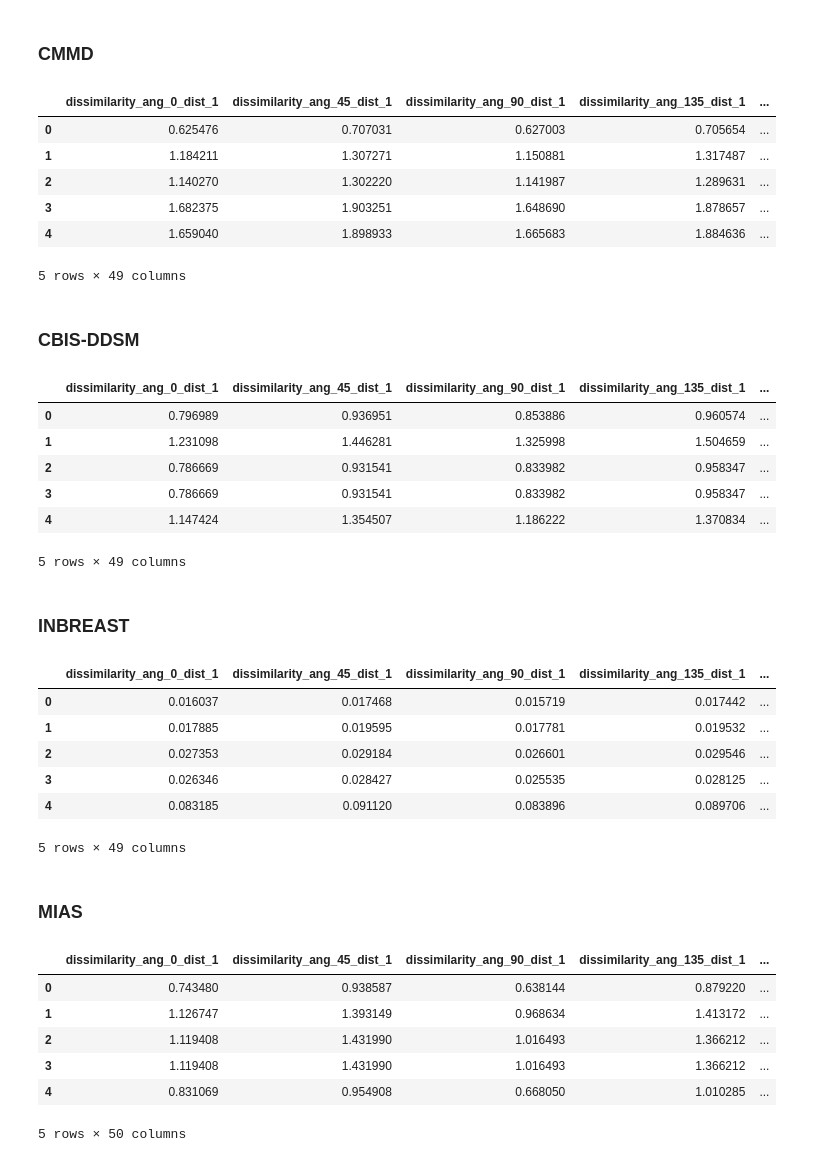
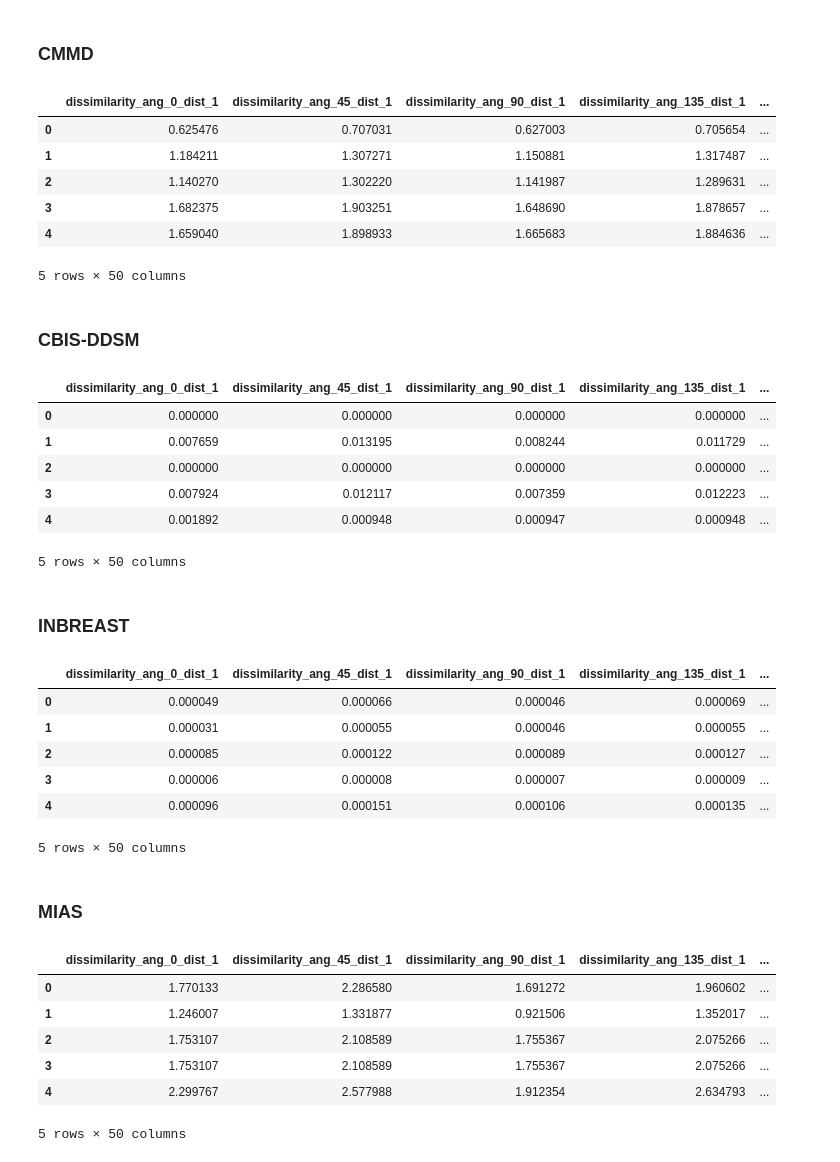
Before and after one commit to matheusssilva991/Radiomica, a Jupyter notebook: src/mamografia/extrair_features_glcm.ipynb, the cells around one changed output. Saved outputs shown, nothing was run; the diff lists cells and outputs as text; code cells hidden in the pictures.

Commit message:
fix: environment, models, metadatas

```diff
--- a/src/mamografia/extrair_features_glcm.ipynb
+++ b/src/mamografia/extrair_features_glcm.ipynb
@@ -29,7 +29,7 @@ image_paths = []
 for metadata in list_metadata:
     metadata_csv = metadata['metadata_csv']
 
-    tmp_path = "\\".join(metadata_csv['image_path'][0].split("\\")[:-1])  # noqa: E501
+    tmp_path = "/".join(metadata_csv['image_path'][0].split("/")[:-1])  # noqa: E501
     directory = Path(tmp_path)
     paths_dicom_file = list(directory.rglob("*.dcm*"))
 
@@ -44,7 +44,7 @@ for metadata in list_metadata:
 
         # Redimensiona a imagem original e salva no array
         if image.max() > 256:
-            image = (image / 256).astype(np.uint8)
+            image = cv2.convertScaleAbs(image)
 
         # image = cv2.equalizeHist(image)
         features = get_glcm_features(image, distances, angles, 256, True, True, properties)
@@ -70,7 +70,7 @@ glcm_df_CMMD.head()
 | 2 | 1.140270 | 1.302220 | 1.141987 | 1.289631 | ... |
 | 3 | 1.682375 | 1.903251 | 1.648690 | 1.878657 | ... |
 | 4 | 1.659040 | 1.898933 | 1.665683 | 1.884636 | ... |
-5 rows × 49 columns
+5 rows × 50 columns
 # %% [markdown]
 ### CBIS-DDSM
 # %%
@@ -84,47 +84,47 @@ image_paths = []
 for metadata in list_metadata:
     metadata_csv = metadata['metadata_csv']
 
-    directory = Path(metadata_csv['original_image_path'])
+    directory = Path(metadata_csv['cropped_image_path'])
     paths_dicom_file = list(directory.rglob("*.dcm*"))
 
     for path_dicom_file in paths_dicom_file:
         dicom_file = dcmread(path_dicom_file)
         image_paths.append(path_dicom_file)
 
         labels.append(metadata_csv['pathology'])
 
         # Carrega a matriz da imagem original
         image = dicom_file.pixel_array
 
         # Redimensiona a imagem original e salva no array
         if image.max() > 256:
-            image = (image / 256).astype(np.uint8)
+            image = cv2.convertScaleAbs(image)
 
         # image = cv2.equalizeHist(image)
         features = get_glcm_features(image, distances, angles, 256, True, True, properties)
         glcm_features.append(features)
 
 columns = []
 angles_labels = get_angles_labels(angles)
 
 for name in properties:
     for distance in distances:
         for ang in angles_labels:
             columns.append(name + "_ang_" + ang + "_dist_" + str(distance))
 
 glcm_df_CBIS_DDSM = pd.DataFrame(glcm_features, columns=columns)
 glcm_df_CBIS_DDSM['pathology'] = labels
 glcm_df_CBIS_DDSM['image_path'] = image_paths
 glcm_df_CBIS_DDSM.to_csv("../../outputs/mamografia/matriz_glcm_features/matriz_features_glcm_CBIS-DDSM.csv", index=False)
 glcm_df_CBIS_DDSM.head()
 # %% [output]
 |  | dissimilarity_ang_0_dist_1 | dissimilarity_ang_45_dist_1 | dissimilarity_ang_90_dist_1 | dissimilarity_ang_135_dist_1 | ... |
-| 0 | 0.796989 | 0.936951 | 0.853886 | 0.960574 | ... |
-| 1 | 1.231098 | 1.446281 | 1.325998 | 1.504659 | ... |
-| 2 | 0.786669 | 0.931541 | 0.833982 | 0.958347 | ... |
-| 3 | 0.786669 | 0.931541 | 0.833982 | 0.958347 | ... |
-| 4 | 1.147424 | 1.354507 | 1.186222 | 1.370834 | ... |
+| 0 | 0.000000 | 0.000000 | 0.000000 | 0.000000 | ... |
+| 1 | 0.007659 | 0.013195 | 0.008244 | 0.011729 | ... |
+| 2 | 0.000000 | 0.000000 | 0.000000 | 0.000000 | ... |
+| 3 | 0.007924 | 0.012117 | 0.007359 | 0.012223 | ... |
+| 4 | 0.001892 | 0.000948 | 0.000947 | 0.000948 | ... |
-5 rows × 49 columns
+5 rows × 50 columns
 # %% [markdown]
 ### INBREAST
 # %%
@@ -138,11 +138,11 @@ image_paths = []
 for metadata in list_metadata:
     metadata_csv = metadata['metadata_csv']
 
-    paths_dicom_file = [metadata_csv['image_path']]
+    paths_dicom_file = [metadata_csv['cropped_image_path']]
 
     for path_dicom_file in paths_dicom_file:
-        dicom_file = dcmread(path_dicom_file)
-        image_paths.append(path_dicom_file)
+        #dicom_file = dcmread(path_dicom_file)
+
 
         label = metadata_csv['bi-rads'].replace("4a", "3").replace("4b", "3").replace("4c", "5")  # noqa: E501
         label = int(label)
@@ -156,14 +156,22 @@ for metadata in list_metadata:
         else:
             label = 'MALIGNANT'
 
+        # Carrega a matriz da imagem original
+        # image = dicom_file.pixel_array
+
+        if label not in ['BENIGN', 'MALIGNANT']:
+            continue
+
+        image = load_inbreast_mask(path_dicom_file)
+
+        image = image.astype(np.uint8)
+
+        image_paths.append(path_dicom_file)
         labels.append(label)
-
-        # Carrega a matriz da imagem original
-        image = dicom_file.pixel_array
 
         # Redimensiona a imagem original e salva no array
         if image.max() > 256:
-            image = (image / 256).astype(np.uint8)
+            image = cv2.convertScaleAbs(image)
 
         #image = cv2.equalizeHist(image)
         features = get_glcm_features(image, distances, angles, 256, True, True, properties)
@@ -184,12 +192,12 @@ glcm_df_INBREAST.to_csv("../../outputs/mamografia/matriz_glcm_features/matriz_fe
 glcm_df_INBREAST.head()
 # %% [output]
 |  | dissimilarity_ang_0_dist_1 | dissimilarity_ang_45_dist_1 | dissimilarity_ang_90_dist_1 | dissimilarity_ang_135_dist_1 | ... |
-| 0 | 0.016037 | 0.017468 | 0.015719 | 0.017442 | ... |
-| 1 | 0.017885 | 0.019595 | 0.017781 | 0.019532 | ... |
-| 2 | 0.027353 | 0.029184 | 0.026601 | 0.029546 | ... |
-| 3 | 0.026346 | 0.028427 | 0.025535 | 0.028125 | ... |
-| 4 | 0.083185 | 0.091120 | 0.083896 | 0.089706 | ... |
+| 0 | 0.000049 | 0.000066 | 0.000046 | 0.000069 | ... |
+| 1 | 0.000031 | 0.000055 | 0.000046 | 0.000055 | ... |
+| 2 | 0.000085 | 0.000122 | 0.000089 | 0.000127 | ... |
+| 3 | 0.000006 | 0.000008 | 0.000007 | 0.000009 | ... |
+| 4 | 0.000096 | 0.000151 | 0.000106 | 0.000135 | ... |
-5 rows × 49 columns
+5 rows × 50 columns
 # %% [markdown]
 ### MIAS
 # %%
@@ -201,12 +209,12 @@ labels = []
 image_paths = []
 
 for metadata in list_metadata:
-    if 'classification' not in metadata['metadata_txt'].keys():
+    metadata_txt = metadata['metadata_txt']
+
+    if 'classification' not in metadata_txt.keys() or 'cropped_image_path' not in metadata_txt.keys():
         continue
 
-    metadata_txt = metadata['metadata_txt']
-
-    image_path = metadata_txt['image_path']
+    image_path = metadata_txt['cropped_image_path']
     image_paths.append(image_path)
     labels.append(metadata_txt['classification'])
 
@@ -215,7 +223,7 @@ for metadata in list_metadata:
 
     # Redimensiona a imagem original e salva no array
     if image.max() > 256:
-        image = (image / 256).astype(np.uint8)
+        image = cv2.convertScaleAbs(image)
 
     features = get_glcm_features(image, distances, angles, 256, True, True, properties)
     glcm_features.append(features)
@@ -235,9 +243,9 @@ glcm_df_MIAS.to_csv("../../outputs/mamografia/matriz_glcm_features/matriz_featur
 glcm_df_MIAS.head()
 # %% [output]
 |  | dissimilarity_ang_0_dist_1 | dissimilarity_ang_45_dist_1 | dissimilarity_ang_90_dist_1 | dissimilarity_ang_135_dist_1 | ... |
-| 0 | 0.743480 | 0.938587 | 0.638144 | 0.879220 | ... |
-| 1 | 1.126747 | 1.393149 | 0.968634 | 1.413172 | ... |
-| 2 | 1.119408 | 1.431990 | 1.016493 | 1.366212 | ... |
-| 3 | 1.119408 | 1.431990 | 1.016493 | 1.366212 | ... |
-| 4 | 0.831069 | 0.954908 | 0.668050 | 1.010285 | ... |
+| 0 | 1.770133 | 2.286580 | 1.691272 | 1.960602 | ... |
+| 1 | 1.246007 | 1.331877 | 0.921506 | 1.352017 | ... |
+| 2 | 1.753107 | 2.108589 | 1.755367 | 2.075266 | ... |
+| 3 | 1.753107 | 2.108589 | 1.755367 | 2.075266 | ... |
+| 4 | 2.299767 | 2.577988 | 1.912354 | 2.634793 | ... |
 5 rows × 50 columns
```
Also changed, not shown: 11 other files.
